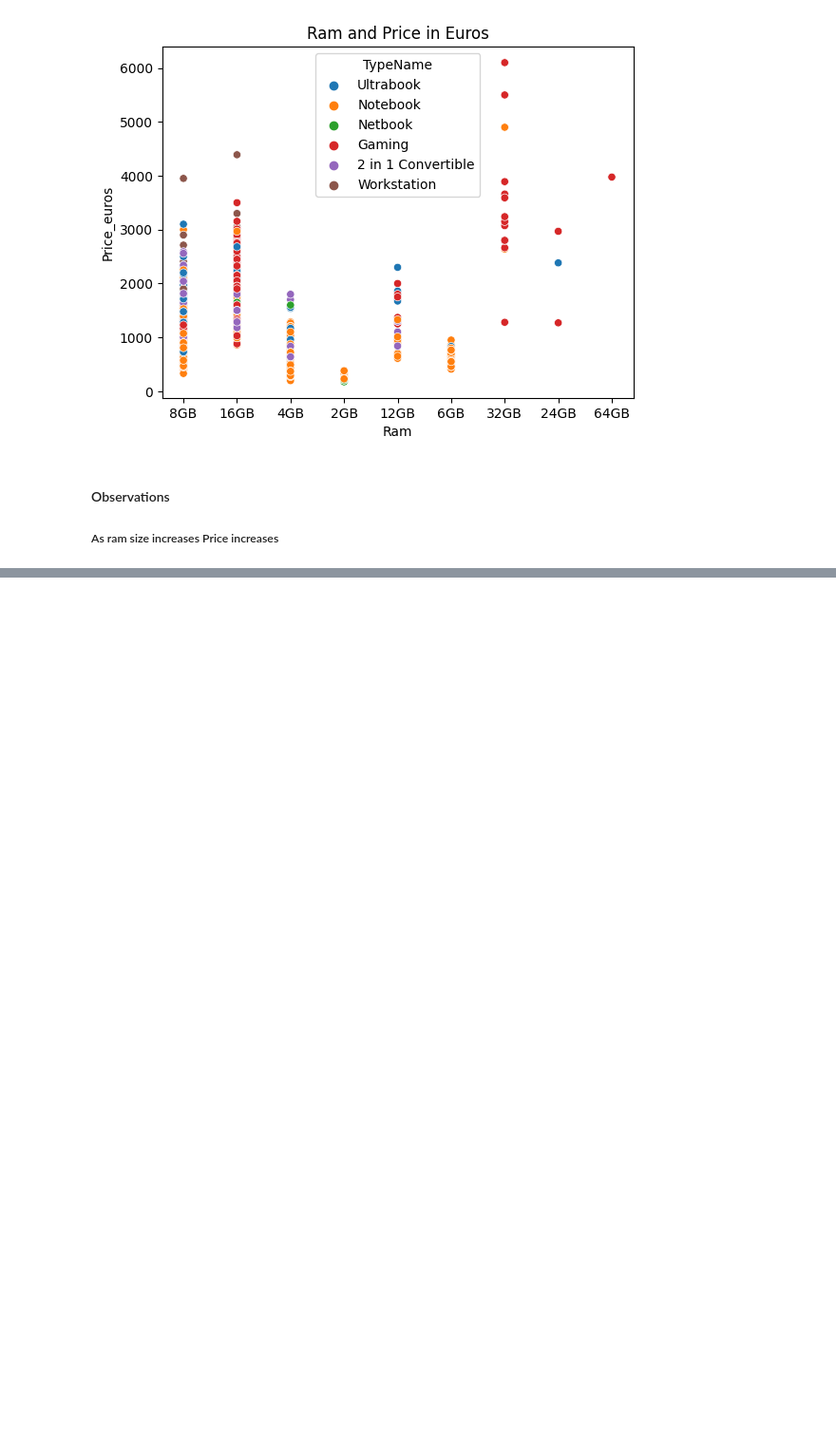
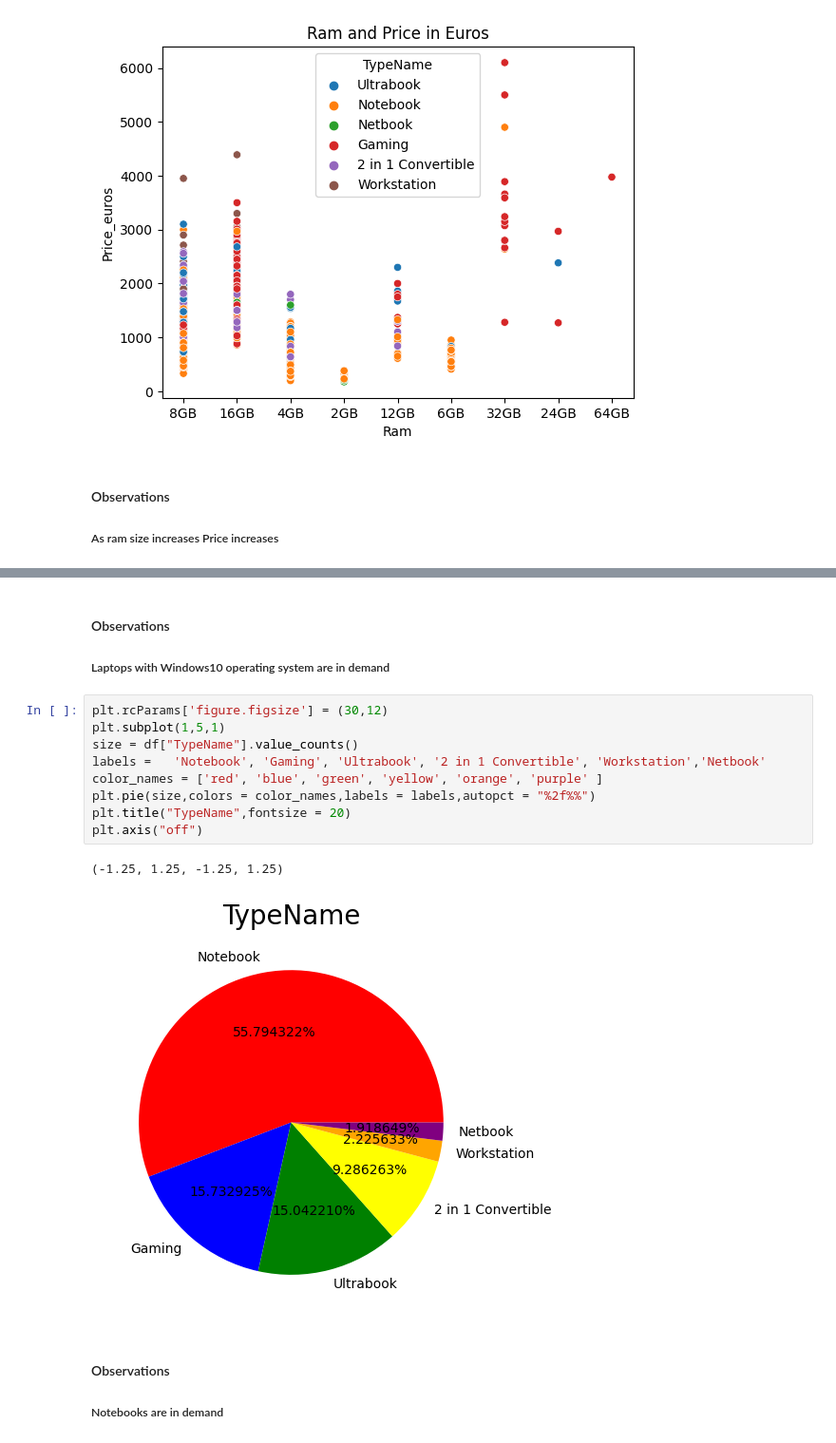
Before and after one commit to ravibalebilalu/practice_project, a Jupyter notebook: research/eda.ipynb, the cells around one changed output, grey strips where cells are left out. Shown at 95% size. Drawn from its saved outputs; the diff is of its cells as text; blank space fills up the shorter version.

```diff
--- a/research/eda.ipynb
+++ b/research/eda.ipynb
@@ -83,0 +111,18 @@ plt.show()
+# %% [markdown]
+<h4>Observations</h4>
+<h5> Laptops with Windows10 operating system are in demand</h5>
+# %%
+plt.rcParams['figure.figsize'] = (30,12)
+plt.subplot(1,5,1)
+size = df["TypeName"].value_counts()
+labels =   'Notebook', 'Gaming', 'Ultrabook', '2 in 1 Convertible', 'Workstation','Netbook'
+color_names = ['red', 'blue', 'green', 'yellow', 'orange', 'purple' ]
+plt.pie(size,colors = color_names,labels = labels,autopct = "%2f%%")
+plt.title("TypeName",fontsize = 20)
+plt.axis("off")
+# %% [output]
+(-1.25, 1.25, -1.25, 1.25)
+[figure, added]
+# %% [markdown]
+<h4>Observations</h4>
+<h5>Notebooks are in demand</h5>
```
Also changed, not shown: parts of 3 cells of this notebook.
